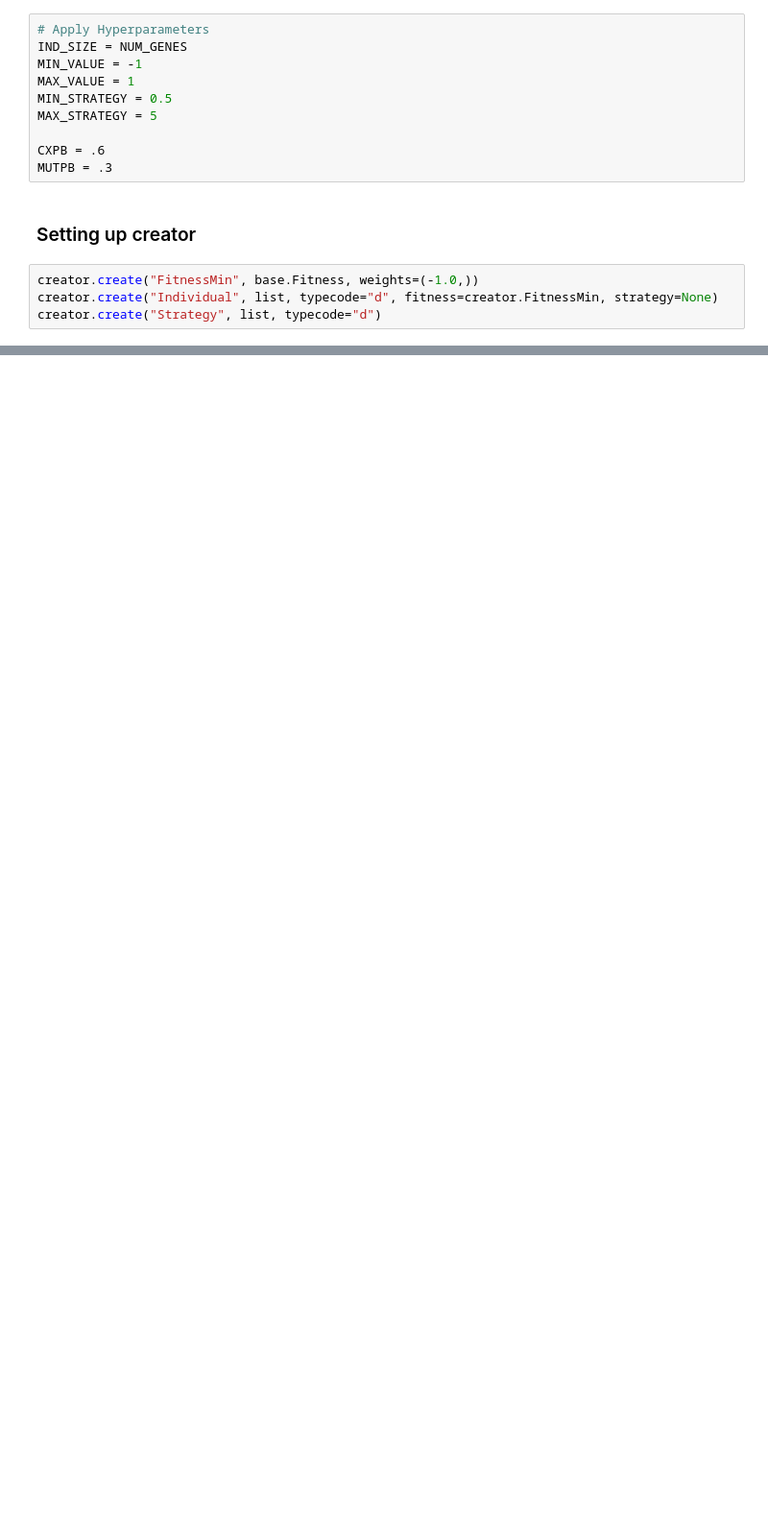
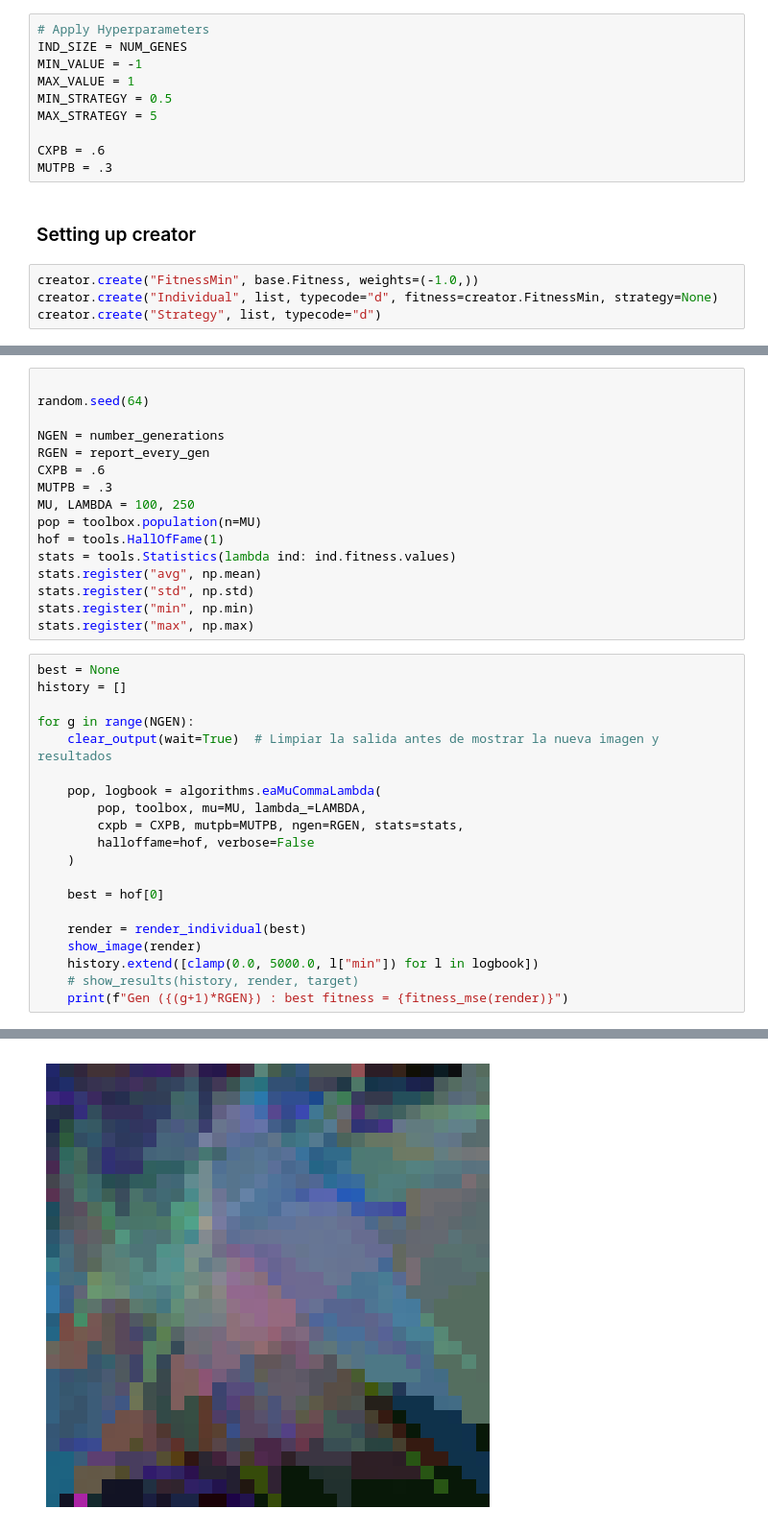
Before and after one commit to Ramseths/deep_reinforcement_learning, a Jupyter notebook: evolutionary_image.ipynb, the cells around one changed output, grey strips where cells are left out. Shown: that part at 96% size. Saved outputs shown, nothing was run; the diff lists cells and outputs as text; blank space fills up the shorter version.

Commit message:
feat: set tools deap

```diff
--- a/evolutionary_image.ipynb
+++ b/evolutionary_image.ipynb
@@ -160,0 +227,37 @@ creator.create("Strategy", list, typecode="d")
+# %%
+
+random.seed(64)
+
+NGEN = number_generations
+RGEN = report_every_gen
+CXPB = .6
+MUTPB = .3
+MU, LAMBDA = 100, 250
+pop = toolbox.population(n=MU)
+hof = tools.HallOfFame(1)
+stats = tools.Statistics(lambda ind: ind.fitness.values)
+stats.register("avg", np.mean)
+stats.register("std", np.std)
+stats.register("min", np.min)
+stats.register("max", np.max)
+# %%
+best = None
+history = []
+
+for g in range(NGEN):
+    clear_output(wait=True)  # Limpiar la salida antes de mostrar la nueva imagen y resultados
+
+    pop, logbook = algorithms.eaMuCommaLambda(
+        pop, toolbox, mu=MU, lambda_=LAMBDA,
+        cxpb = CXPB, mutpb=MUTPB, ngen=RGEN, stats=stats,
+        halloffame=hof, verbose=False
+    )
+
+    best = hof[0]
+
+    render = render_individual(best)
+    show_image(render)
+    history.extend([clamp(0.0, 5000.0, l["min"]) for l in logbook])
+    # show_results(history, render, target)
+    print(f"Gen ({(g+1)*RGEN}) : best fitness = {fitness_mse(render)}")
+# %% [output]
@@ -160,0 +265 @@ creator.create("Strategy", list, typecode="d")
+[figure, added]
```
Also changed, not shown: parts of 12 cells of this notebook.
